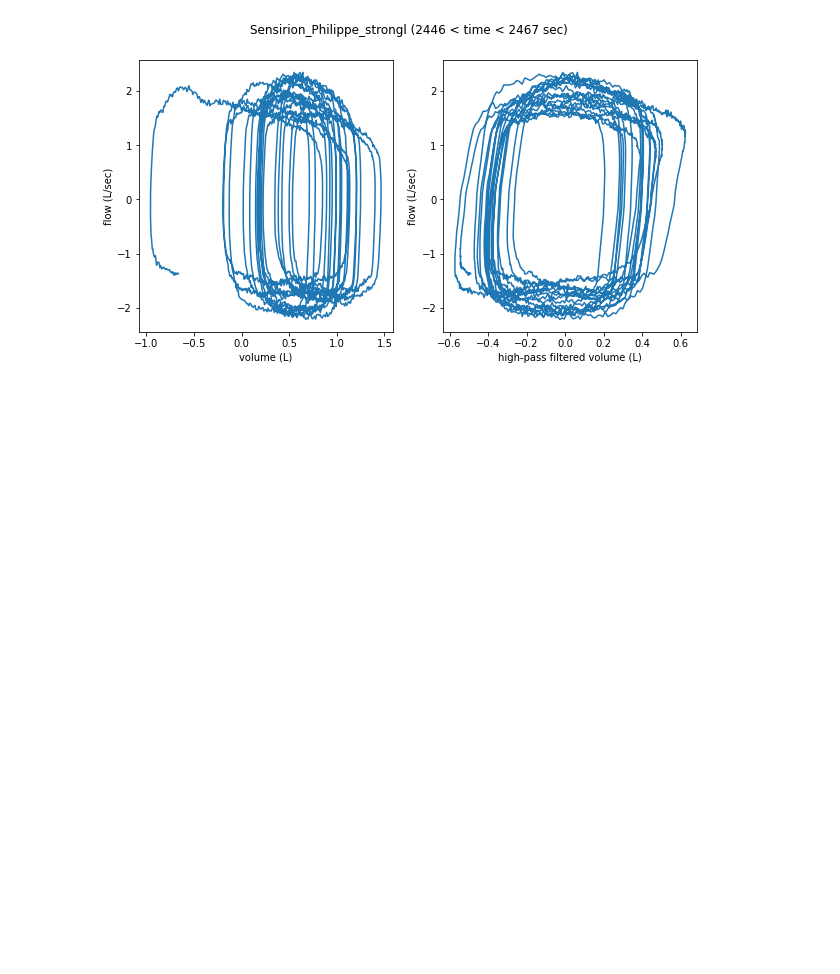
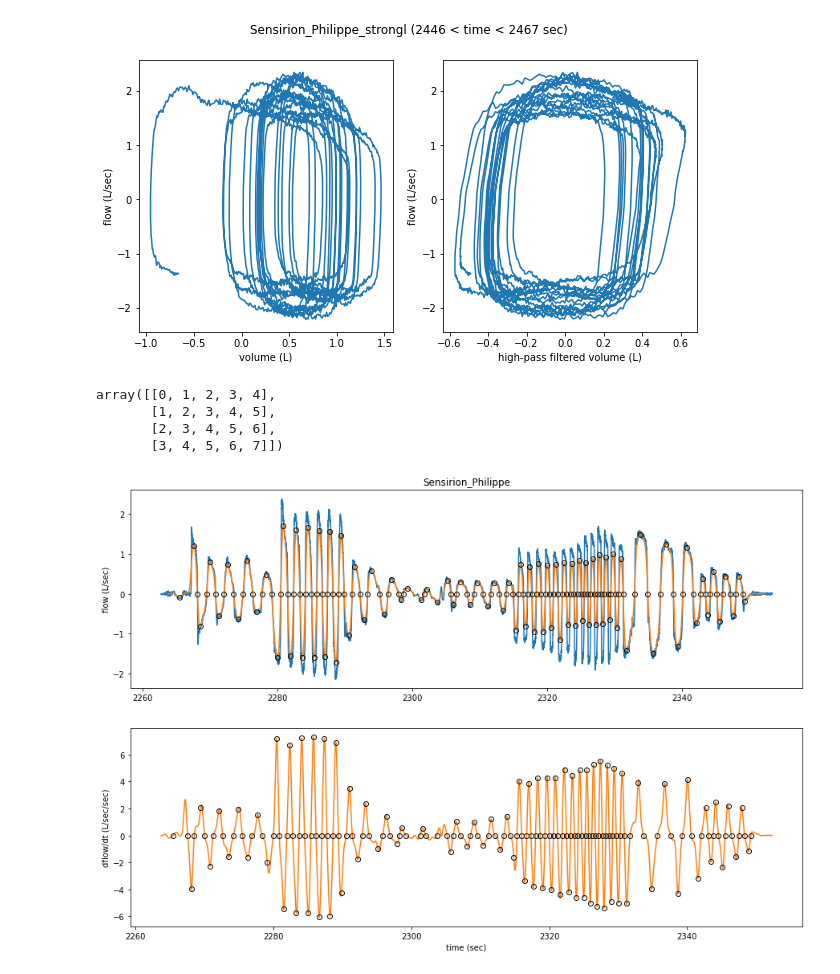
Before and after one commit to Princeton-Penn-Vents/princeton-penn-flowmeter, a Jupyter notebook: analysis/real-data.ipynb, the cells around one changed output. Saved outputs shown, nothing was run; the diff lists cells and outputs as text; code cells hidden in the pictures; blank space fills up the shorter version.

Commit message:
Derivatives and transitions.

```diff
--- a/analysis/real-data.ipynb
+++ b/analysis/real-data.ipynb
@@ -138,3 +138,61 @@ fig.suptitle("Sensirion_Philippe_strongl (2446 < time < 2467 sec)")
 fig.savefig("Sensirion_Philippe_strongl-phase.png")
 # %% [output]
 [figure]
+# %%
+length = 8
+window = 5
+
+dtype = np.dtype(np.int64)
+np.lib.stride_tricks.as_strided(np.arange(length, dtype=dtype), (length - window + 1, window), (dtype.itemsize, dtype.itemsize))
+# %% [output]
+array([[0, 1, 2, 3, 4],
+       [1, 2, 3, 4, 5],
+       [2, 3, 4, 5, 6],
+       [3, 4, 5, 6, 7]])
+# %%
+def smooth_derivative(times, values, sig):
+    window_width = int(np.ceil(6*sig/np.min(times[1:] - times[:-1])))
+    windowed_times  = np.lib.stride_tricks.as_strided(times,
+                                                      (len(times) - window_width + 1, window_width),
+                                                      (times.itemsize, times.itemsize))
+    windowed_values = np.lib.stride_tricks.as_strided(values,
+                                                      (len(values) - window_width + 1, window_width),
+                                                      (values.itemsize, values.itemsize))
+
+    centers = np.mean(windowed_times, axis=1)
+    windowed_times_centered = windowed_times - centers[:, np.newaxis]
+    windowed_weights = np.exp(-0.5 * windowed_times_centered**2 / sig**2)
+    sumw   = np.sum(windowed_weights, axis=1)
+    sumwx  = np.sum(windowed_weights * windowed_times_centered, axis=1)
+    sumwy  = np.sum(windowed_weights * windowed_values, axis=1)
+    sumwxx = np.sum(windowed_weights * windowed_times_centered * windowed_times_centered, axis=1)
+    sumwxy = np.sum(windowed_weights * windowed_times_centered * windowed_values, axis=1)
+    delta     = (sumw*sumwxx) - (sumwx*sumwx)
+    intercept = ((sumwxx*sumwy) - (sumwx*sumwxy)) / delta
+    slope     = ((sumw*sumwxy) - (sumwx*sumwy)) / delta
+
+    return centers, intercept, slope
+# %%
+def roots(times, values, other, other_threshold):
+    lefts, = np.nonzero(np.logical_and(np.sign(values[:-1]) != np.sign(values[1:]), abs(0.5*(other[:-1] + other[1:])) > other_threshold*np.max(abs(other))))
+    rights = lefts + 1
+    return lefts, rights, 0.5*(times[rights] + times[lefts])
+# %%
+centers, intercept, slope = smooth_derivative(first.times, first.flows, 0.2)
+intercept_lefts, intercept_rights, intercept_roots = roots(centers, intercept, slope, 0.05)
+slope_lefts, slope_rights, slope_roots = roots(centers, slope, intercept, 0.05)
+fig, (ax1, ax2) = plt.subplots(2, 1, figsize=(15, 10))
+ax1.plot(first.times, first.flows)
+ax1.plot(centers, intercept)
+ax1.plot(intercept_roots, np.zeros(len(intercept_roots)), "o", c="black", fillstyle="none")
+ax1.plot(slope_roots, 0.5*(intercept[slope_lefts] + intercept[slope_rights]), "o", c="black", fillstyle="none")
+ax1.set_ylabel("flow (L/sec)")
+ax1.set_title("Sensirion_Philippe")
+ax2.plot(centers, slope, c="#ff7f0e")
+ax2.plot(slope_roots, np.zeros(len(slope_roots)), "o", c="black", fillstyle="none")
+ax2.plot(intercept_roots, 0.5*(slope[intercept_lefts] + slope[intercept_rights]), "o", c="black", fillstyle="none")
+ax2.set_xlabel("time (sec)")
+ax2.set_ylabel("dflow/dt (L/sec/sec)")
+fig.savefig("Sensirion_Philippe-derivative.png")
+# %% [output]
+[figure, added]
```
Also changed, not shown: parts of 2 cells of this notebook.
